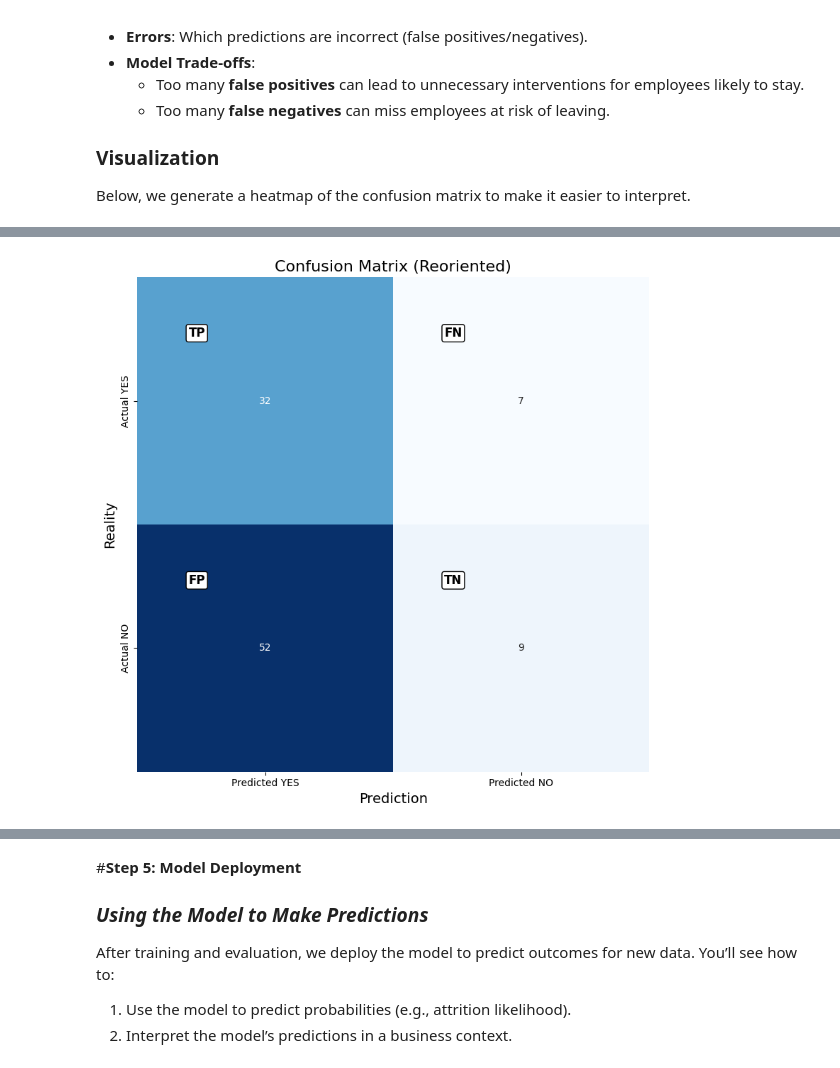
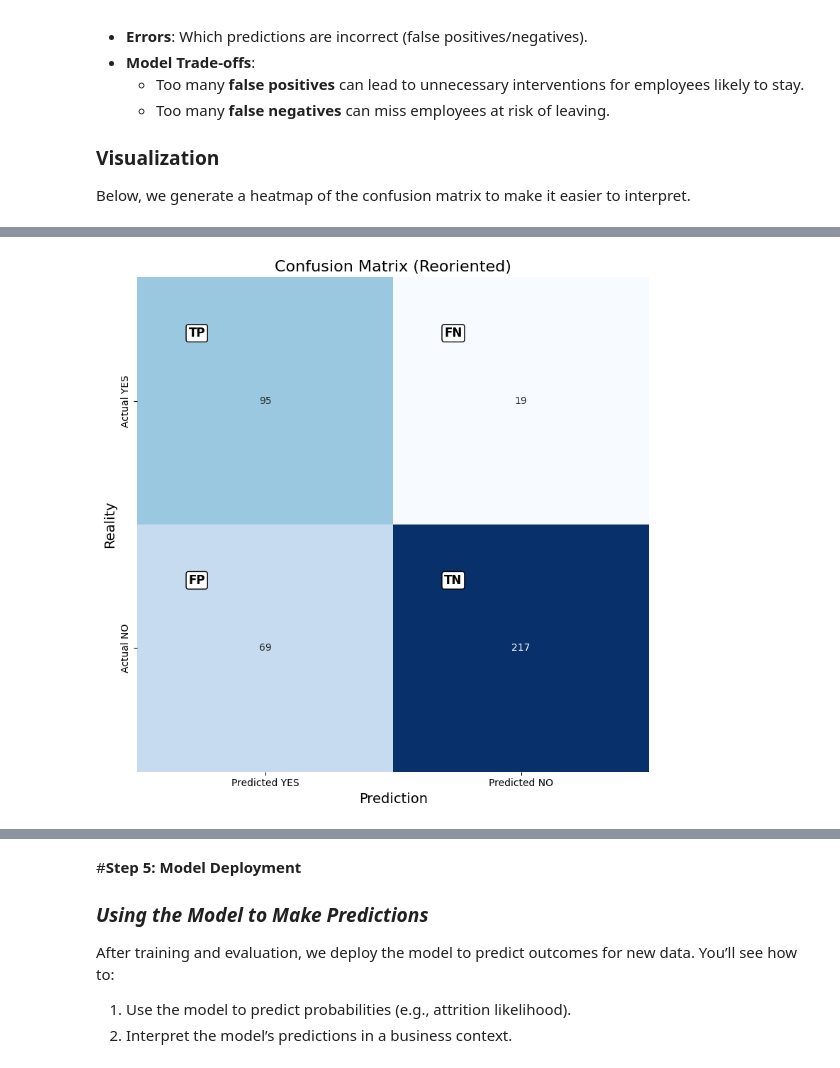
Before and after one commit to jamesgray007/Berkeley-AI, a Jupyter notebook: machine-learning/ml_classification.ipynb, the cells around one changed output, grey strips where cells are left out. Drawn from its saved outputs; the diff is of its cells as text; code cells hidden in the pictures.

```diff
--- a/machine-learning/ml_classification.ipynb
+++ b/machine-learning/ml_classification.ipynb
@@ -305,6 +268,13 @@ df_encoded = pd.get_dummies(df, columns=categorical_columns, drop_first=True)
 # Display the first 10 rows of the DataFrame with one-hot encoded columns
 print("DataFrame with One-Hot Encoded Columns:")
 display(df_encoded.head(10))
+# Feature Engineering: Add interaction terms that capture combined risk factors
+df_encoded['SatSalary'] = (df_encoded['JobSatisfaction'] * df_encoded['Salary'] / 100000).round(4)
+df_encoded['SatAge'] = df_encoded['JobSatisfaction'] * df_encoded['Age']
+df_encoded['WLBSalary'] = (df_encoded['WorkLifeBalance'] * df_encoded['Salary'] / 100000).round(4)
+df_encoded['OvertimeStagnation'] = df_encoded['Overtime'] * df_encoded['StagnationRatio']
+
+print(f"\nFeatures after engineering: {df_encoded.shape[1] - 2} input features (added 4 interaction terms)")
 # %% [output]
 DataFrame with One-Hot Encoded Columns:
 |  | EmployeeID | Age | JobRole | Salary | YearsAtCompany | YearsSinceLastPromotion | JobSatisfaction | ... |
@@ -1006,17 +867,13 @@ The confusion matrix provides detailed insights into:
 ### **Visualization**
 Below, we generate a heatmap of the confusion matrix to make it easier to interpret.
 # %%
-import seaborn as sns
-import matplotlib.pyplot as plt
-from sklearn.metrics import confusion_matrix
-
 # Step 1: Get True Labels and Predicted Labels
 # Flatten the true labels and predictions for the entire test dataset
-y_true = tf.concat([y for _, y in test_dataset], axis=0).numpy()  # True labels from the test dataset
-y_pred = tf.concat([model(x) for x, _ in test_dataset], axis=0).numpy()  # Predicted probabilities
+y_true = np.concatenate([y for _, y in test_dataset])  # True labels from the test dataset
+y_pred = model.predict(test_dataset).flatten()          # Predicted probabilities
 
-# Convert probabilities to binary predictions (threshold = 0.5)
-y_pred_binary = (y_pred > 0.5).astype(int).flatten()
+# Convert probabilities to binary predictions (threshold = 0.4)
+y_pred_binary = (y_pred > 0.55).astype(int)
 
 # Step 2: Compute the Confusion Matrix
 cm = confusion_matrix(y_true, y_pred_binary)
@@ -1059 +918 @@ plot_reoriented_confusion_matrix(reoriented_cm)
-[figure, old version]
+[figure, new version]
```
Also changed, not shown: parts of 30 cells of this notebook, 2 other files.
